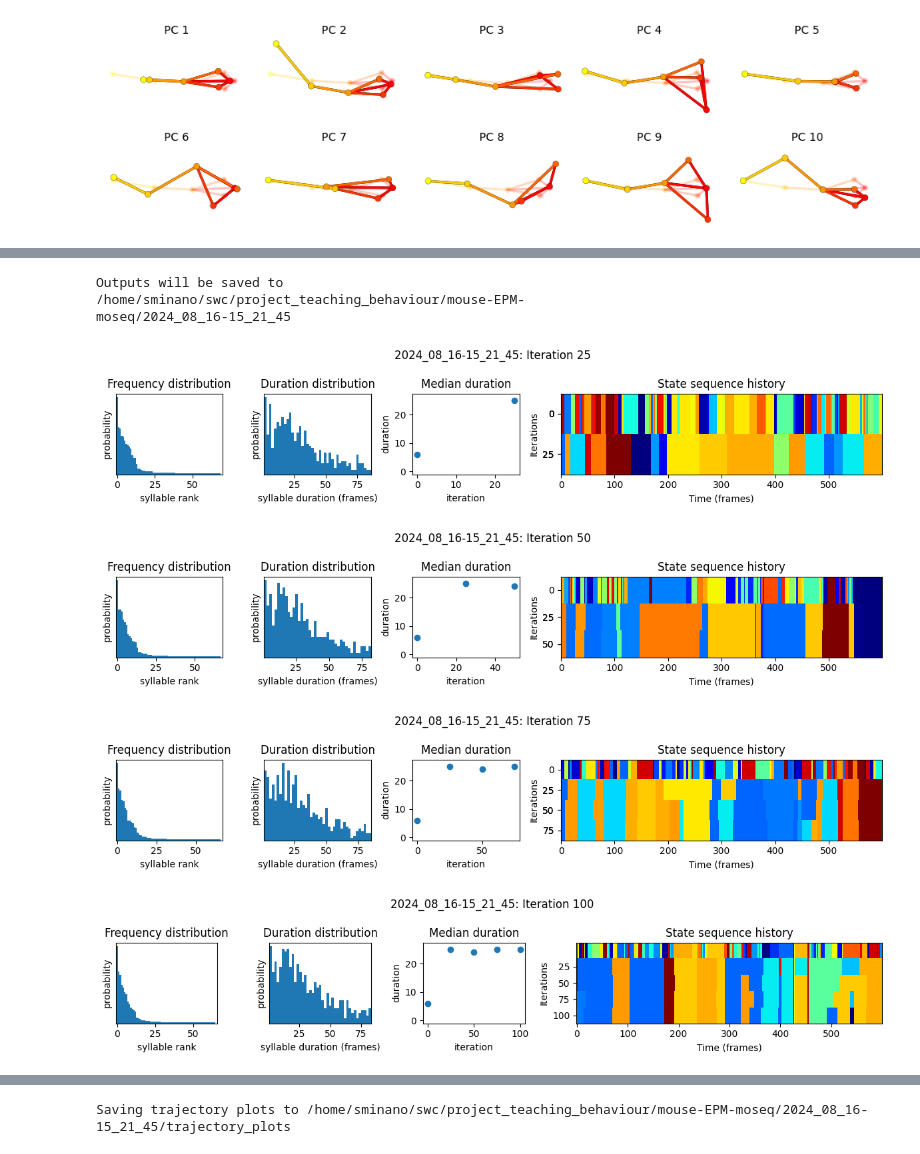
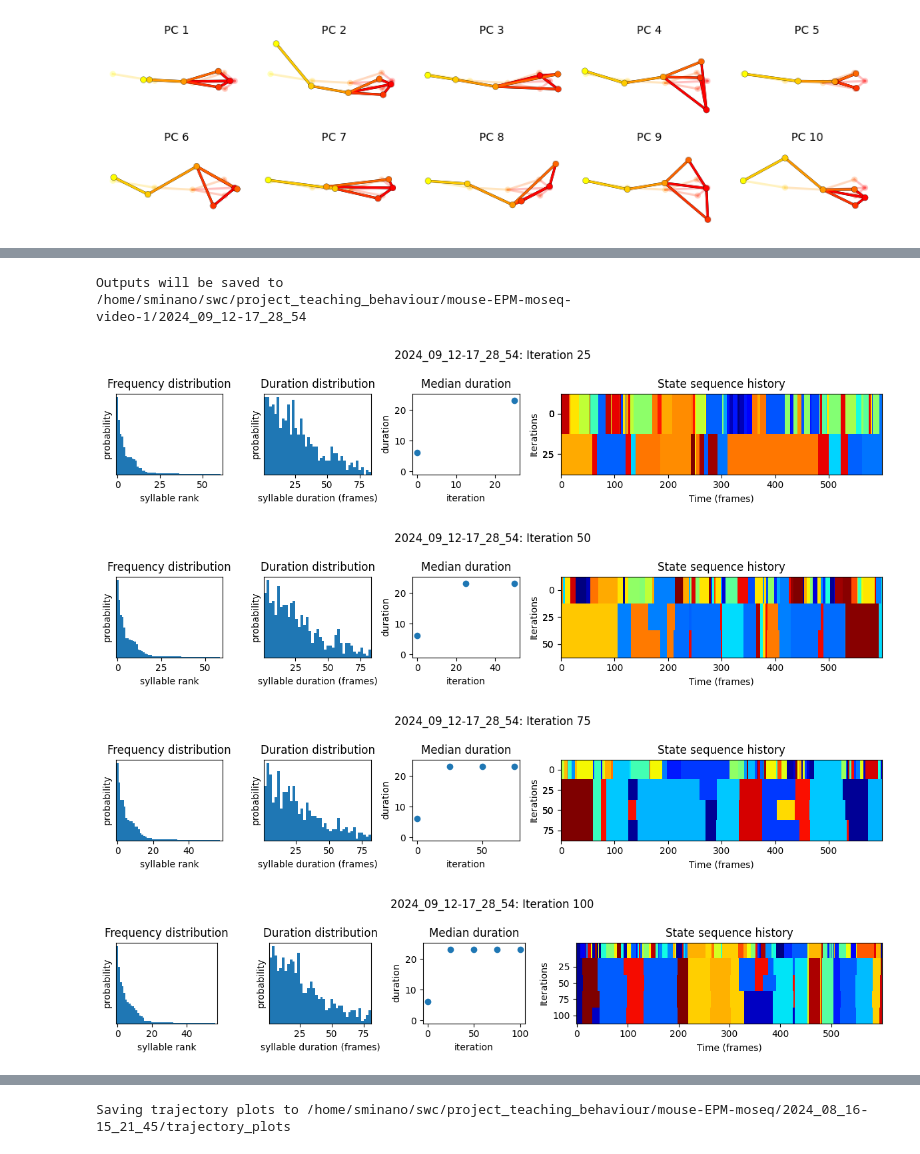
Before and after one commit to neuroinformatics-unit/course-behavioural-analysis, a Jupyter notebook: notebooks/EPM_keypoint_moseq.ipynb, the cells around one changed output, grey strips where cells are left out. Cells and saved outputs as stored; diff of their text form; code cells hidden in the pictures.

```diff
--- a/notebooks/EPM_keypoint_moseq.ipynb
+++ b/notebooks/EPM_keypoint_moseq.ipynb
@@ -16,10 +37,9 @@ video_path = '/home/sminano/swc/project_teaching_behaviour/mouse-EPM/rawdata/sub
 # %%
 # Create moseq project
-project_dir = '/home/sminano/swc/project_teaching_behaviour/mouse-EPM-moseq' # must not exist before
+project_dir = '/home/sminano/swc/project_teaching_behaviour/mouse-EPM-moseq-video-1' # must not exist before
 config = lambda: kpms.load_config(project_dir)
 
-# from SLEAP
-# choose a .h5 file for one of your recordings
+# use SLEAP predictions file
 kpms.setup_project(project_dir, sleap_file=sleap_predictions) # this creates a config file
 # %% [output]
 The directory `/home/sminano/swc/project_teaching_behaviour/mouse-EPM-
@@ -33,3 +54,9 @@ kpms.update_config(
     posterior_bodyparts=['tail_base'], # used to initialize heading
     # use_bodyparts= # determines the subset of bodyparts to use for modeling and the order in which they are represented
 )
+# %%
+# Load keypoints and preprocess
+coordinates, confidences, bodyparts = kpms.load_keypoints(str(sleap_predictions), 'sleap')
+
+# - coordinates: for each video, an array of size (nframes, n_kpts, n_spatial_dims) with the coords of the keypoints in image coord system
+# - confidences: for each video, an array of size (nframes, n_kpts)
@@ -36,6 +120,6 @@ kpms.update_config(
 # %%
-# Load keypoints and preprocess
-coordinates, confidences, bodyparts = kpms.load_keypoints(sleap_predictions, 'sleap')
-
 # format data for modeling
 data, metadata = kpms.format_data(coordinates, confidences, **config())
+
+print(data.keys())
+print(metadata)
@@ -75,16 +219,20 @@ model = kpms.init_model(data, pca=pca, **config())
 # %%
 # 2. Fit AR-HMM
 num_ar_iters = 100
 
 model, model_name = kpms.fit_model(
-    model, data, metadata, project_dir,
-    ar_only=True, num_iters=num_ar_iters
+    model,
+    data,
+    metadata,
+    project_dir,
+    ar_only=True,
+    num_iters=num_ar_iters
 )
 # %% [output]
 Outputs will be saved to
-/home/sminano/swc/project_teaching_behaviour/mouse-EPM-
-moseq/2024_08_16-15_21_45
+/home/sminano/swc/project_teaching_behaviour/mouse-EPM-moseq-
+video-1/2024_09_12-17_28_54
-[figure, old version]
+[figure, new version]
-[figure, old version]
+[figure, new version]
-[figure, old version]
+[figure, new version]
-[figure, old version]
+[figure, new version]
```
Also changed, not shown: parts of 26 cells of this notebook.
